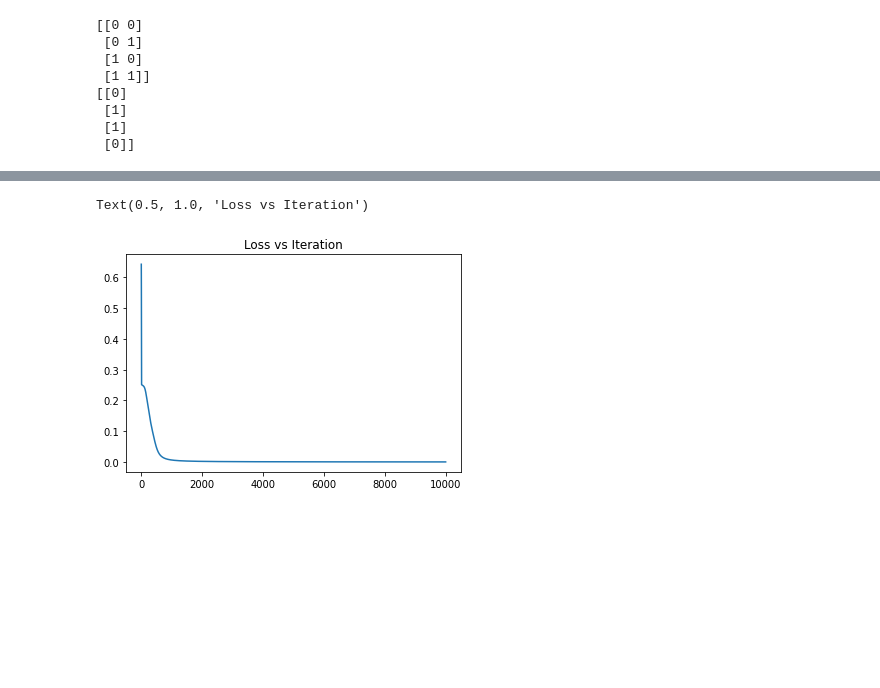
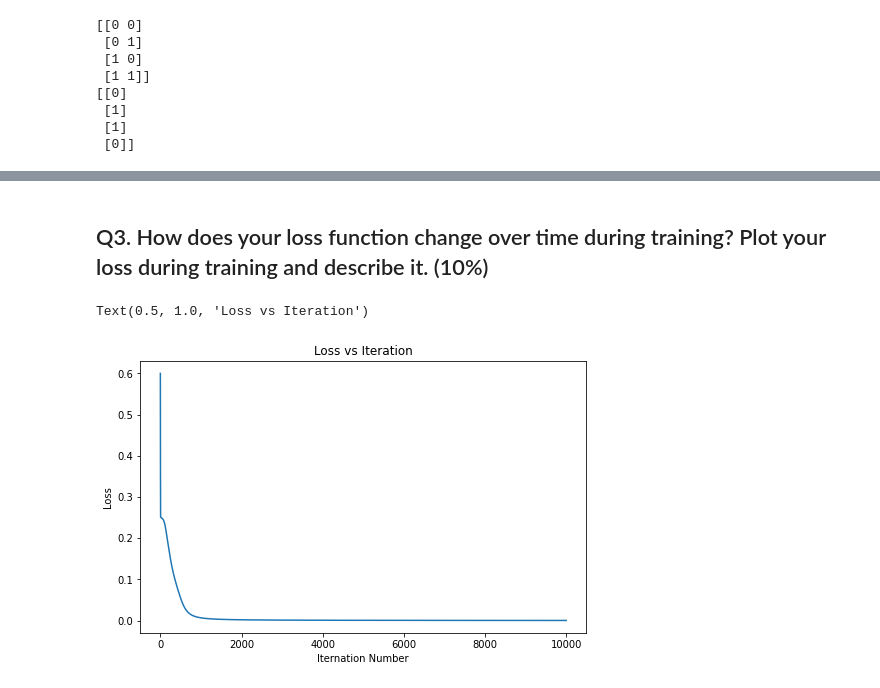
Before and after one commit to egagli/amath563, a Jupyter notebook: labs/1/Lab1.ipynb, the cells around one changed output, grey strips where cells are left out. Saved outputs shown, nothing was run; the diff lists cells and outputs as text; code cells hidden in the pictures; blank space fills up the shorter version.

```diff
--- a/labs/1/Lab1.ipynb
+++ b/labs/1/Lab1.ipynb
@@ -443,7 +445,12 @@ array([[0.02018273],
+# %% [markdown]
+## Q3. How does your loss function change over time during training? Plot your loss during training and describe it. (10%)
 # %%
-f,ax=plt.subplots()
+# plot loss function over training iteration
+f,ax=plt.subplots(figsize=(8,5))
 ax.plot(all_loss)
+ax.set_xlabel('Iternation Number')
+ax.set_ylabel('Loss')
 ax.set_title('Loss vs Iteration')
 # %% [output]
 Text(0.5, 1.0, 'Loss vs Iteration')
-[figure, old version]
+[figure, new version]
```
Also changed, not shown: parts of 15 cells of this notebook.
